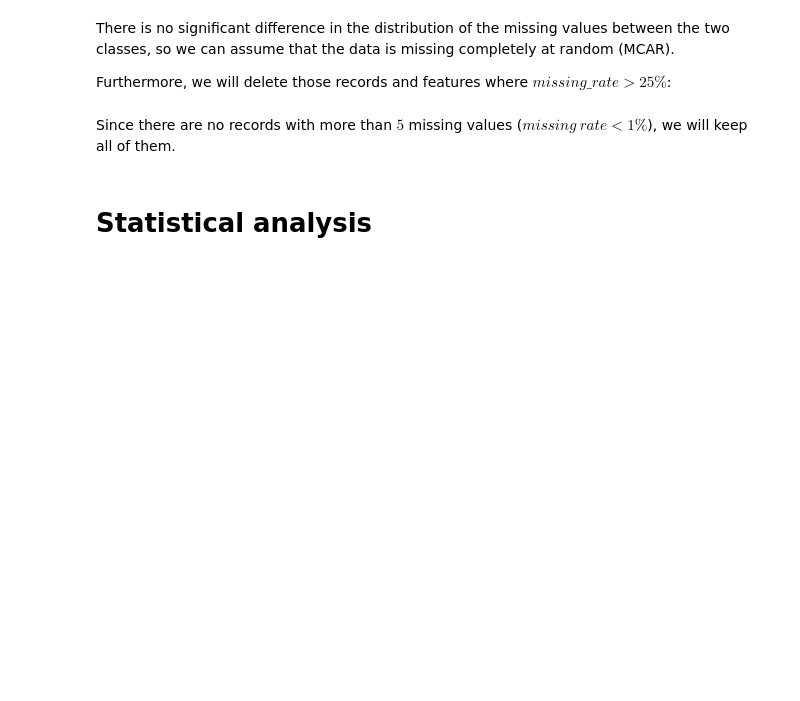
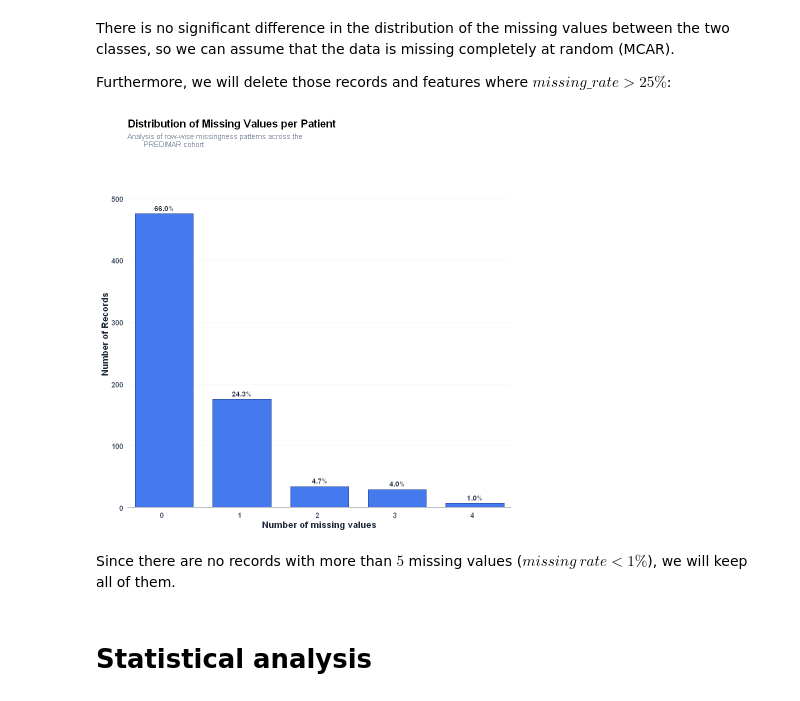
Before and after one commit to MiguelGomGar/TFM, a Jupyter notebook: notebooks/clinical_data_analysis.ipynb, the cells around one changed output. Drawn from its saved outputs; the diff is of its cells as text; code cells hidden in the pictures; blank space fills up the shorter version.

```diff
--- a/notebooks/clinical_data_analysis.ipynb
+++ b/notebooks/clinical_data_analysis.ipynb
@@ -104,7 +194,16 @@ There is no significant difference in the distribution of the missing values bet
 
 Furthermore, we will delete those records and features where $missing\_rate > 25 \%$:
 # %%
-plot_row_missingness(clinical_data, output = output_dir)
+# Create the plot
+NAs_by_row <- plot_row_missingness(clinical_data)
+
+# Save the plot
+save_plot(NAs_by_row, "NAs_stratified_by_row.png")
+
+# Visualize the plot
+NAs_by_row
+# %% [output]
+[figure, added]
 # %% [markdown]
 Since there are no records with more than $5$ missing values ($missing \ rate < 1 \%$), we will keep all of them.
 # %% [markdown]
```
Also changed, not shown: parts of 18 cells of this notebook, 3 other files.
